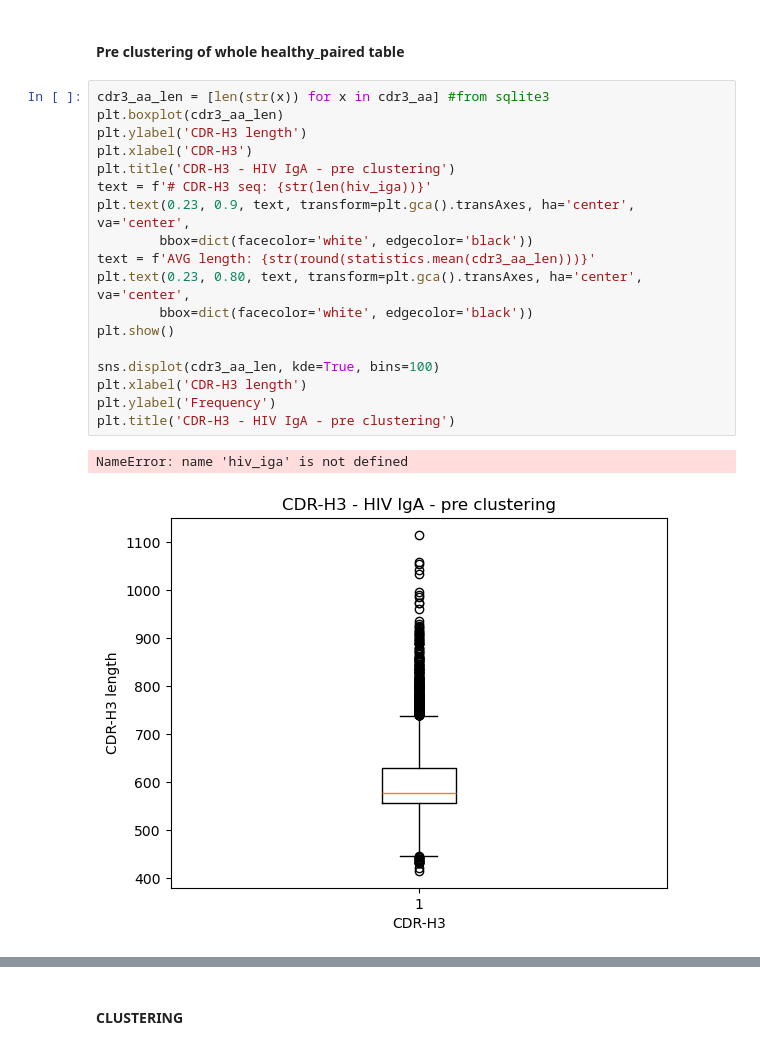
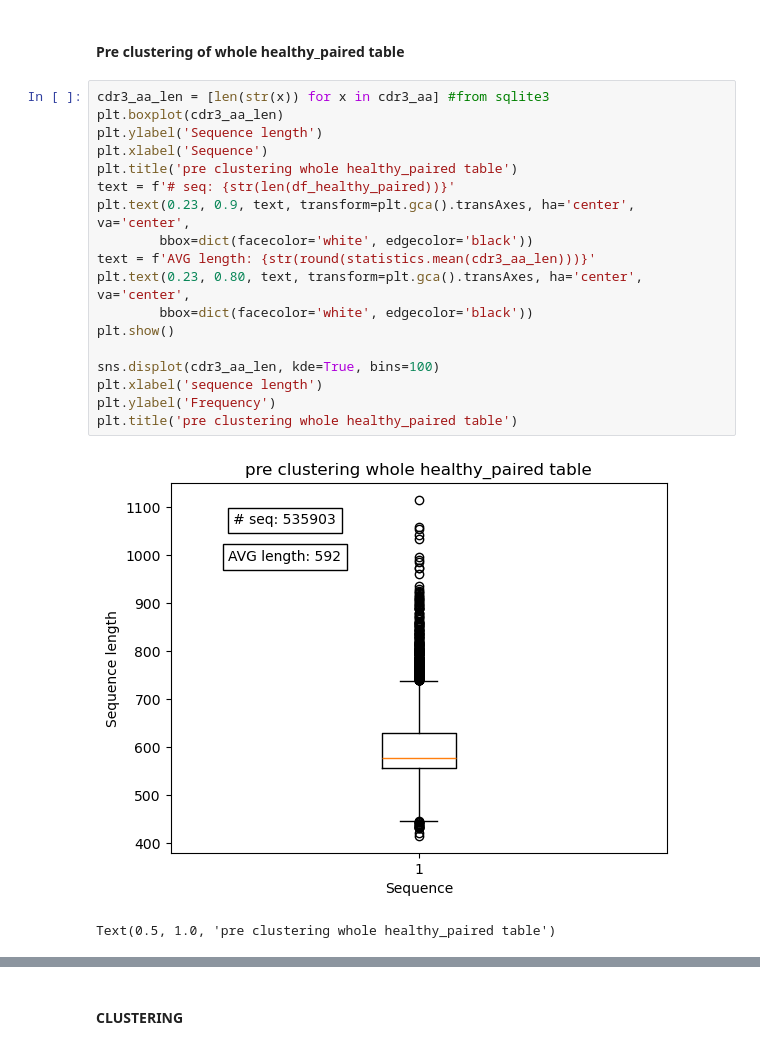
Before and after one commit to leaBroe/BERT_for_antibody_pairing, a Jupyter notebook: OAS_db_EDA_paired.ipynb, the cells around one changed output, grey strips where cells are left out. Drawn from its saved outputs; the diff is of its cells as text.

```diff
--- a/OAS_db_EDA_paired.ipynb
+++ b/OAS_db_EDA_paired.ipynb
@@ -90,21 +90,21 @@ cdr3_aa = cursor.fetchall()
 # %%
 cdr3_aa_len = [len(str(x)) for x in cdr3_aa] #from sqlite3
 plt.boxplot(cdr3_aa_len)
-plt.ylabel('CDR-H3 length')
-plt.xlabel('CDR-H3')
-plt.title('CDR-H3 - HIV IgA - pre clustering')
-text = f'# CDR-H3 seq: {str(len(hiv_iga))}'
+plt.ylabel('Sequence length')
+plt.xlabel('Sequence')
+plt.title('pre clustering whole healthy_paired table')
+text = f'# seq: {str(len(df_healthy_paired))}'
 plt.text(0.23, 0.9, text, transform=plt.gca().transAxes, ha='center', va='center',
         bbox=dict(facecolor='white', edgecolor='black'))
 text = f'AVG length: {str(round(statistics.mean(cdr3_aa_len)))}'
 plt.text(0.23, 0.80, text, transform=plt.gca().transAxes, ha='center', va='center',
         bbox=dict(facecolor='white', edgecolor='black'))
 plt.show()
 
 sns.displot(cdr3_aa_len, kde=True, bins=100)
-plt.xlabel('CDR-H3 length')
+plt.xlabel('sequence length')
 plt.ylabel('Frequency')
-plt.title('CDR-H3 - HIV IgA - pre clustering')
+plt.title('pre clustering whole healthy_paired table')
 # %% [output]
+[figure, new version]
-NameError: name 'hiv_iga' is not defined
+Text(0.5, 1.0, 'pre clustering whole healthy_paired table')
-[figure, old version]
```
Also changed, not shown: parts of 4 cells of this notebook.
